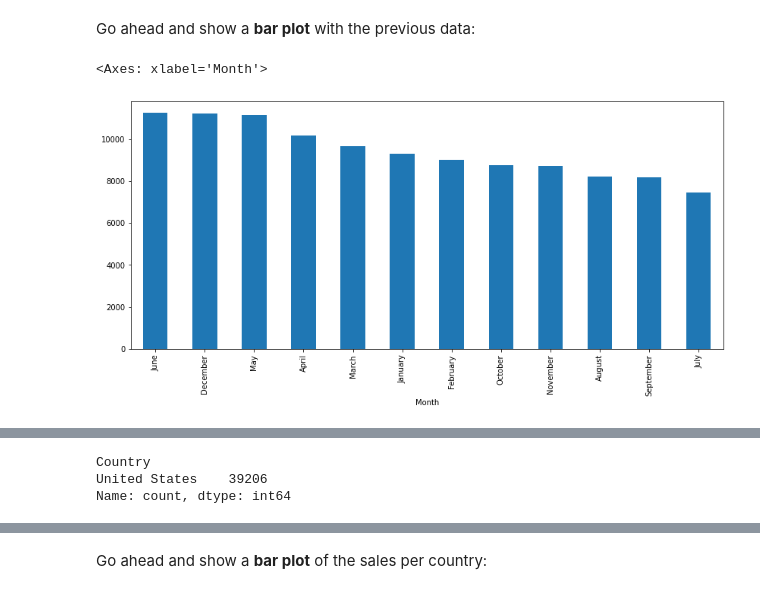
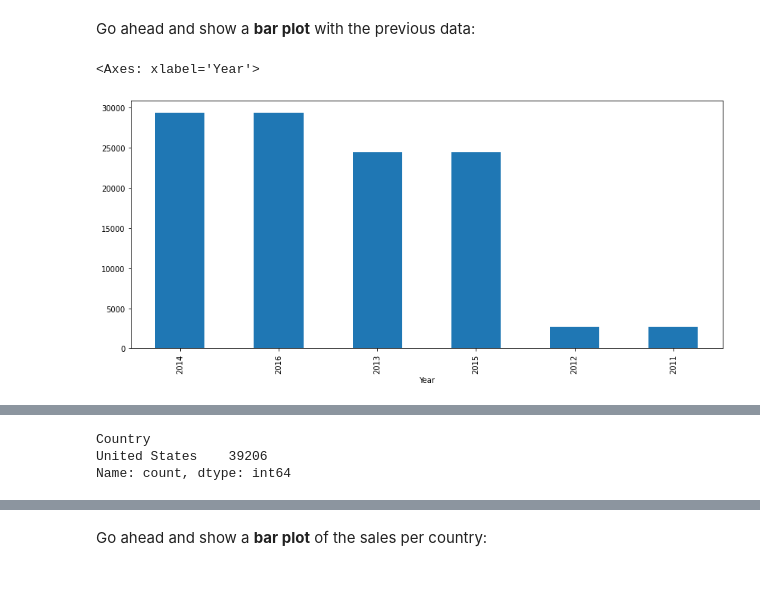
Before and after one commit to masiod/free-Camp-Code-, a Jupyter notebook: Exercises_1.ipynb, the cells around one changed output, grey strips where cells are left out. Drawn from its saved outputs; the diff is of its cells as text; code cells hidden in the pictures.

```diff
--- a/Exercises_1.ipynb
+++ b/Exercises_1.ipynb
@@ -123,20 +125,18 @@ Name: count, dtype: int64
 Go ahead and show a <b>bar plot</b> with the previous data:
 # %%
 # your code goes here
+sales['Year'].value_counts().plot(kind='bar',figsize=(14,6))
+# %% [output]
+<Axes: xlabel='Year'>
+[figure, added]
-# %%
-sales['Month'].value_counts().plot(kind='bar', figsize=(14,6))
-# %% [output]
-<Axes: xlabel='Month'>
-[figure, removed]
 # %% [markdown]
 ![green-divider](https://user-images.githubusercontent.com/7065401/52071924-c003ad80-2562-11e9-8297-1c6595f8a7ff.png)
 
 ### Which country has the most sales `quantity of sales`?
 # %%
 # your code goes here
+sales['Country'].value_counts().head(1)
+# %% [output]
+Country
+United States    39206
+Name: count, dtype: int64
-# %%
-sales['Country'].value_counts().head(1)
-# %% [output]
-Country
-United States    39206
-Name: count, dtype: int64
```
Also changed, not shown: parts of 4 cells of this notebook.
